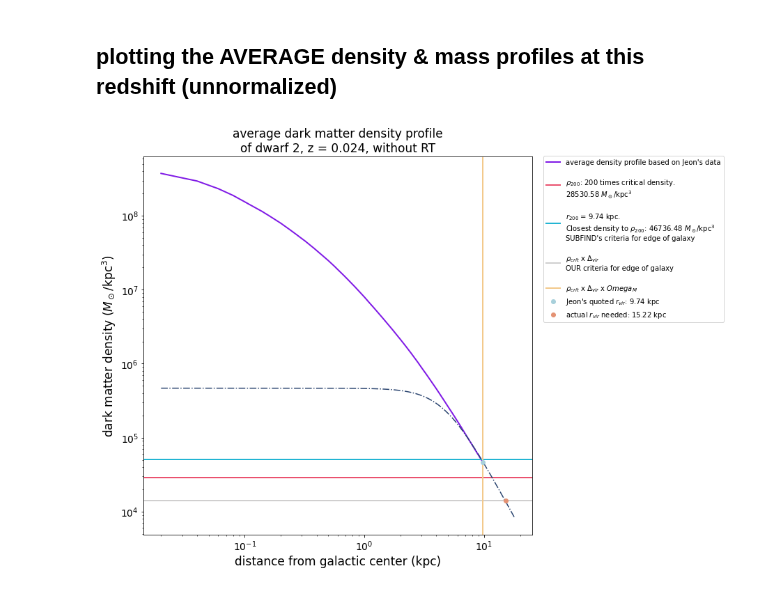
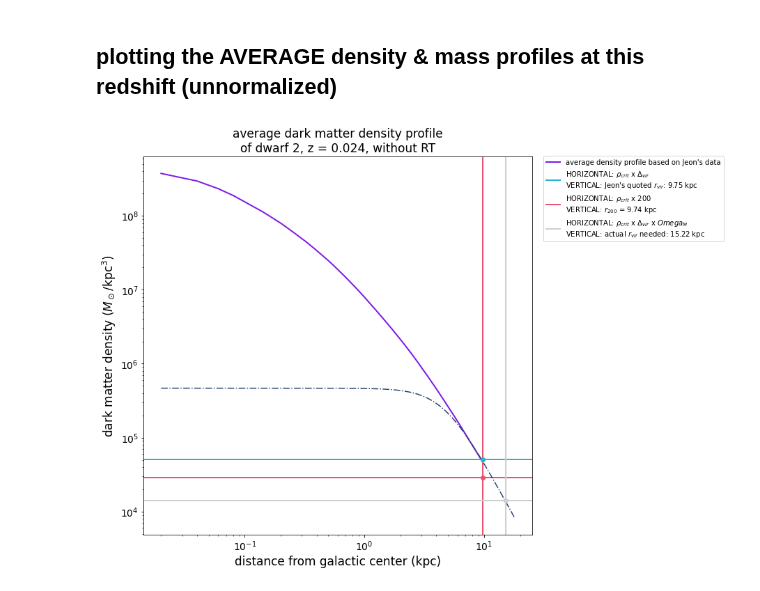
Before and after one commit to nguyenbinh1612/Binh_UFD, a Jupyter notebook: average-fit-NFW-dwarf2.ipynb, the cells around one changed output. Saved outputs shown, nothing was run; the diff lists cells and outputs as text; code cells hidden in the pictures.

Commit message:
fixed the final plot for dwarf 2

```diff
--- a/average-fit-NFW-dwarf2.ipynb
+++ b/average-fit-NFW-dwarf2.ipynb
@@ -103,46 +103,51 @@ fig, ax = plt.subplots(figsize=[10, 10])
 
 plt.plot(rad_array300_noRT, density_profile300_noRT, color=(0.5, 0.1, 0.9, 1), linewidth=2, \
          label="average density profile based on Jeon's data")
+
+plt.axhline(rho_crit * halo6.delta_vir(0.024), color='#23B5D3', linewidth=2, \
+           label="HORIZONTAL: $ρ_{crit}$ x $Δ_{vir}$" + \
+            "\nVERTICAL: Jeon's quoted $r_{vir}$: " + str(round(9.752054e+03 * 0.001, 2)) + ' kpc') # CYAN
+plt.axvline(9.752054e+03 * 0.001, color='#23B5D3', linewidth=2) # CYAN
+
 plt.axhline(density200, color='#EA526F', linewidth=2, \
-           label="\n$ρ_{200}$: 200 times critical density.\n" + str(round(density200, 2)) + " $M_\odot$/kpc$^3$")
-plt.axhline(rho_crit * halo6.delta_vir(0.024), color='#23B5D3', linewidth=2, \
-           label="\n$r_{200}$ = " + str(round(rad200, 2)) + \
-            " kpc.\nClosest density to $ρ_{200}$: " + str(round(density_profile300_noRT[ind][0], 2)) + \
-            " $M_\odot$/kpc$^3$\nSUBFIND's criteria for edge of galaxy")
-plt.axhline(rho_crit * halo6.delta_vir(0.024) * halo6.OmegaM_Z(0.024), color='#D0CFCF', linewidth=2, \
-           label="\n$ρ_{crit}$ x $Δ_{vir}$\nOUR criteria for edge of galaxy\n")
-plt.axvline(rad200, color='#F3C98B', linewidth=2, \
-           label="$ρ_{crit}$ x $Δ_{vir}$ x $Omega_{M}$")
+           label="HORIZONTAL: $ρ_{crit}$ x 200" + "\nVERTICAL: $r_{200}$ = " + str(round(rad200, 2)) + " kpc") # RED
+plt.axvline(rad200, color='#EA526F', linewidth=2) # RED
 
 # plotting the approximation in order to extend the density profile plots further,
 # until it meets the ρ_crit x Δ_vir x Omega_M horizontal line.
 # the radius where the intersection happens is called rad_rdo.
 
 rho_delta_omega = rho_crit * halo6.delta_vir(0.024) * halo6.OmegaM_Z(0.024)
 
 x = np.arange(starting_radius, 18, bin_size)
 plt.plot(x, 10**7.69/(x**3+105), color='#2B4570', linestyle='-.')
-difference = abs(10**7.69/x**3+105 - rho_delta_omega) #7.9 and 105
+difference = abs(10**7.69/x**3+105 - rho_delta_omega)
 where = np.where(difference == min(difference))
 rad_rdo = x[where][0]
-plt.plot(rad_array300_noRT[np.size(rad_array300_noRT) - 1], \
-         density_profile300_noRT[np.size(density_profile300_noRT) - 1], \
-         'o', color='#A8D0DB', \
-         label="Jeon's quoted $r_{vir}$: " + str(rad_array300_noRT[np.size(rad_array300_noRT) - 1]) + ' kpc')
-plt.plot(rad_rdo, rho_delta_omega, 'o', color='#E49273', label='actual $r_{vir}$ needed: ' + str(rad_rdo) + ' kpc')
+
+plt.axhline(rho_delta_omega, color='#D0CFCF', linewidth=2, \
+           label="HORIZONTAL: $ρ_{crit}$ x $Δ_{vir}$ x $Omega_{M}$" + \
+           '\nVERTICAL: actual $r_{vir}$ needed: ' + str(rad_rdo) + ' kpc') # GREY
+plt.axvline(rad_rdo, color='#D0CFCF', linewidth=2) # GREY
+
+# plotting ALL the intersections of the lines above
+
+plt.plot(9.752054e+03 * 0.001, rho_crit * halo6.delta_vir(0.024), 'o', color='#23B5D3') # CYAN
+plt.plot(rad200, density200, 'o', color='#EA526F') # RED
+plt.plot(rad_rdo, rho_delta_omega, 'o', color='#D0CFCF') # GREY
 
 # legends and the rest
 
 plt.legend(bbox_to_anchor=(1.02, 1.01), loc='upper left')
 
 plt.xlabel('distance from galactic center (kpc)', fontsize=17)
 plt.ylabel('dark matter density ($M_\odot$/kpc$^3$)', fontsize=17) # using LATEX here!
 plt.title('average dark matter density profile\nof dwarf 2, z = 0.024, without RT', loc='center', fontsize=17)
 plt.xticks(fontsize=14)
 plt.yticks(fontsize=14)
 plt.xscale('log')
 plt.yscale('log')
 
 plt.show()
 # %% [output]
-[figure, old version]
+[figure, new version]
```
